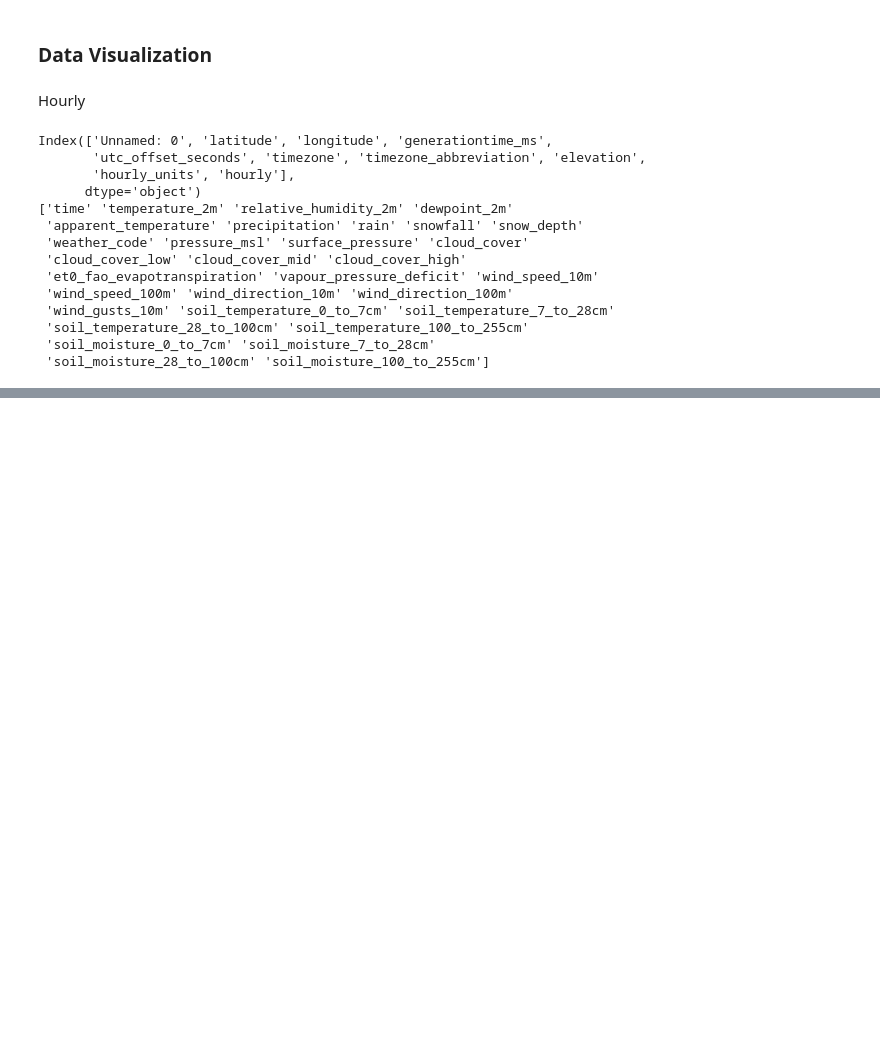
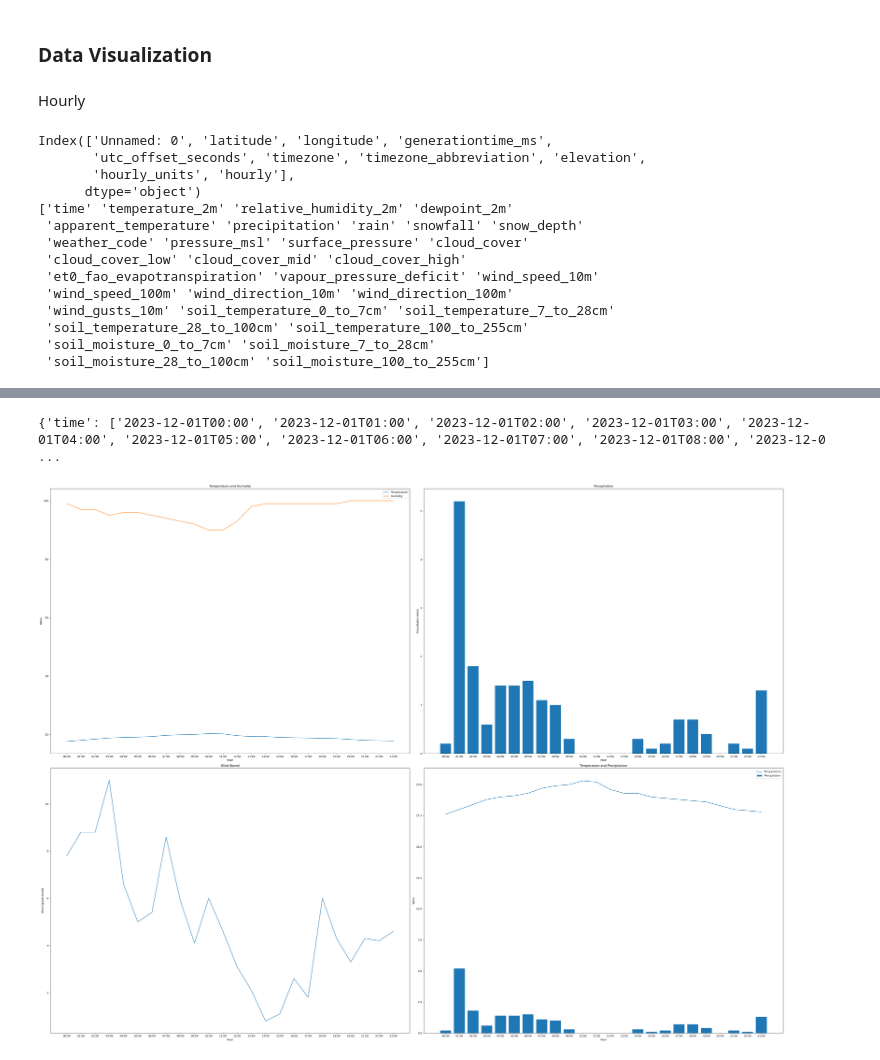
Before and after one commit to Sanjeev-Kumar78/Weather_Trend_Analyzer, a Jupyter notebook: Base-Code.ipynb, the cells around one changed output, grey strips where cells are left out. Cells and saved outputs as stored; diff of their text form; code cells hidden in the pictures; blank space fills up the shorter version.

Commit message:
One-Day Visualisation of the Data from Hourly Data

```diff
--- a/Base-Code.ipynb
+++ b/Base-Code.ipynb
@@ -353,0 +457,48 @@ ValueError: Image size of 108646x413 pixels is too large. It must be less than 2
+# %%
+print(weather_data)
+# %% [output]
+{'time': ['2023-12-01T00:00', '2023-12-01T01:00', '2023-12-01T02:00', '2023-12-01T03:00', '2023-12-01T04:00', '2023-12-01T05:00', '2023-12-01T06:00', '2023-12-01T07:00', '2023-12-01T08:00', '2023-12-0 ...
+# %%
+import pandas as pd
+import matplotlib.pyplot as plt
+
+
+df = pd.DataFrame(weather_data)
+
+# Create a figure and axis
+fig, ax = plt.subplots(2, 2, figsize=(40, 30))
+
+# Plot temperature and humidity
+ax[0, 0].plot(df['hour'], df['temperature_2m'], label='Temperature')
+ax[0, 0].plot(df['hour'], df['relative_humidity_2m'], label='Humidity')
+ax[0, 0].set_title('Temperature and Humidity')
+ax[0, 0].set_xlabel('Hour')
+ax[0, 0].set_ylabel('Value')
+ax[0, 0].legend()
+
+# Plot precipitation
+ax[0, 1].bar(df['hour'], df['precipitation'])
+ax[0, 1].set_title('Precipitation')
+ax[0, 1].set_xlabel('Hour')
+ax[0, 1].set_ylabel('Precipitation (mm)')
+
+# Plot wind speed
+ax[1, 0].plot(df['hour'], df['wind_speed_10m'])
+ax[1, 0].set_title('Wind Speed')
+ax[1, 0].set_xlabel('Hour')
+ax[1, 0].set_ylabel('Wind Speed (km/h)')
+
+# Plot temperature and precipitation together
+ax[1, 1].plot(df['hour'], df['temperature_2m'], label='Temperature')
+ax[1, 1].bar(df['hour'], df['precipitation'], label='Precipitation')
+ax[1, 1].set_title('Temperature and Precipitation')
+ax[1, 1].set_xlabel('Hour')
+ax[1, 1].set_ylabel('Value')
+ax[1, 1].legend()
+
+# Layout so plots do not overlap
+fig.tight_layout()
+
+plt.show()
+# %% [output]
+[figure, added]
```
Also changed, not shown: parts of 11 cells of this notebook, 2 other files.
